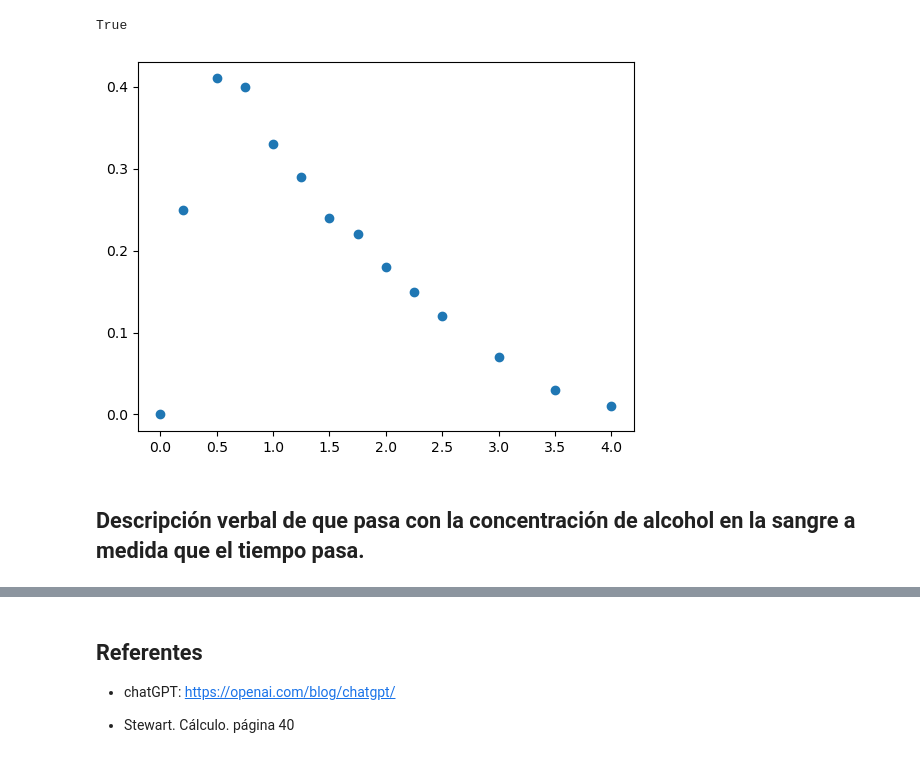
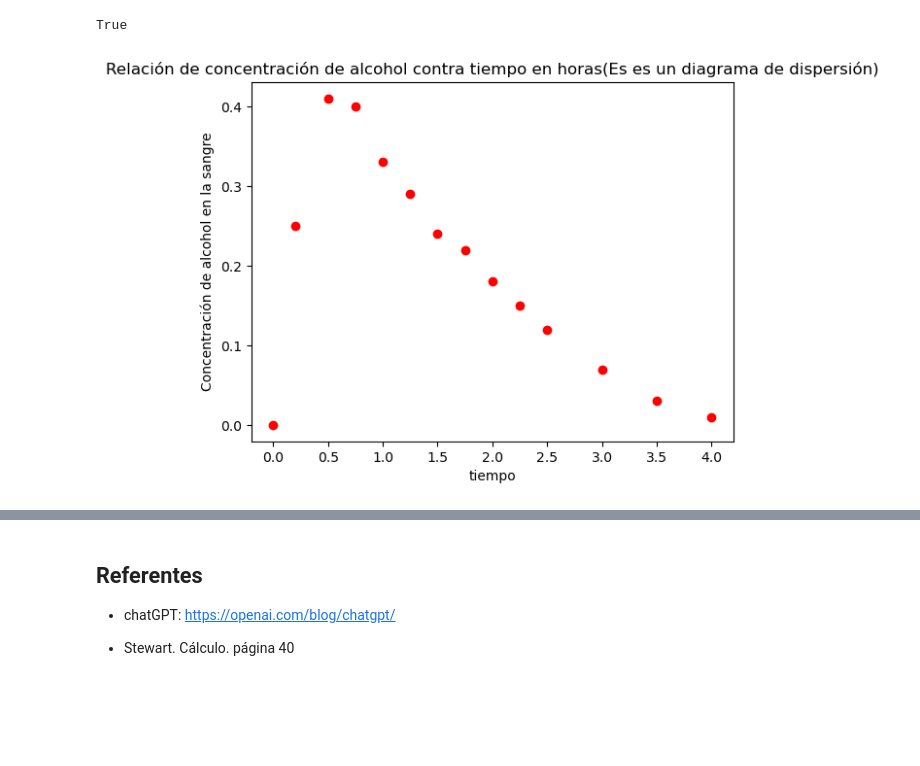
Before and after one commit to marco-canas/fundamentos_de_las_matematicas, a Jupyter notebook: clases/5_class_feb_23_funciones_como_modelos/5_class_feb_23_funciones_modelos.ipynb, the cells around one changed output, grey strips where cells are left out. Saved outputs shown, nothing was run; the diff lists cells and outputs as text; code cells hidden in the pictures; blank space fills up the shorter version.

```diff
--- a/clases/5_class_feb_23_funciones_como_modelos/5_class_feb_23_funciones_modelos.ipynb
+++ b/clases/5_class_feb_23_funciones_como_modelos/5_class_feb_23_funciones_modelos.ipynb
@@ -56,13 +61,15 @@ tabla
 len(t)==len(bac)
 # %% [output]
 True
-# %%
-import matplotlib.pyplot as plt
-
-plt.scatter(t, bac)
-
-plt.savefig('alcohol_tiempo.jpg')
-# %% [output]
-[figure, removed]
-# %% [markdown]
-## Descripción verbal de que pasa con la concentración de alcohol en la sangre a medida que el tiempo pasa.
+# %%
+import matplotlib.pyplot as plt
+
+plt.scatter(t, bac, color = 'red')
+plt.title('Relación de concentración de alcohol contra tiempo en horas(Es es un diagrama de dispersión)')
+
+plt.xlabel('tiempo')
+plt.ylabel('Concentración de alcohol en la sangre')
+
+plt.savefig('alcohol_tiempo.jpg')
+# %% [output]
+[figure, added]
```
Also changed, not shown: parts of 17 cells of this notebook, 1 other file.
